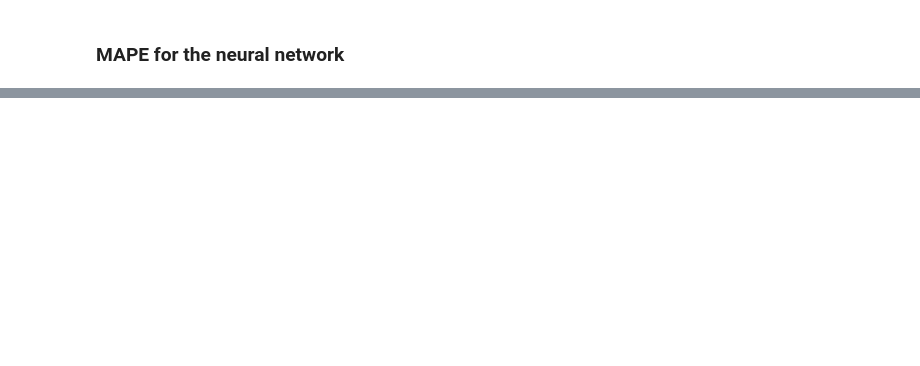
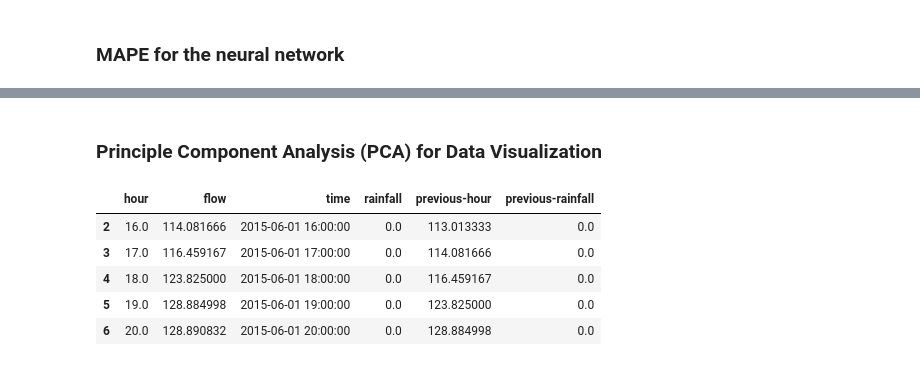
Before and after one commit to efemeryds/flow_exploration, a Jupyter notebook: notebooks/tree-regression-with-rainfall.ipynb, the cells around one changed output, grey strips where cells are left out. Drawn from its saved outputs; the diff is of its cells as text; code cells hidden in the pictures; blank space fills up the shorter version.

```diff
--- a/notebooks/tree-regression-with-rainfall.ipynb
+++ b/notebooks/tree-regression-with-rainfall.ipynb
@@ -322,0 +346,11 @@ mape_neural
+# %% [markdown]
+### Principle Component Analysis (PCA) for Data Visualization
+# %%
+flow_set.head()
+# %% [output]
+|  | hour | flow | time | rainfall | previous-hour | previous-rainfall |
+| 2 | 16.0 | 114.081666 | 2015-06-01 16:00:00 | 0.0 | 113.013333 | 0.0 |
+| 3 | 17.0 | 116.459167 | 2015-06-01 17:00:00 | 0.0 | 114.081666 | 0.0 |
+| 4 | 18.0 | 123.825000 | 2015-06-01 18:00:00 | 0.0 | 116.459167 | 0.0 |
+| 5 | 19.0 | 128.884998 | 2015-06-01 19:00:00 | 0.0 | 123.825000 | 0.0 |
+| 6 | 20.0 | 128.890832 | 2015-06-01 20:00:00 | 0.0 | 128.884998 | 0.0 |
```
Also changed, not shown: parts of 11 cells of this notebook.
